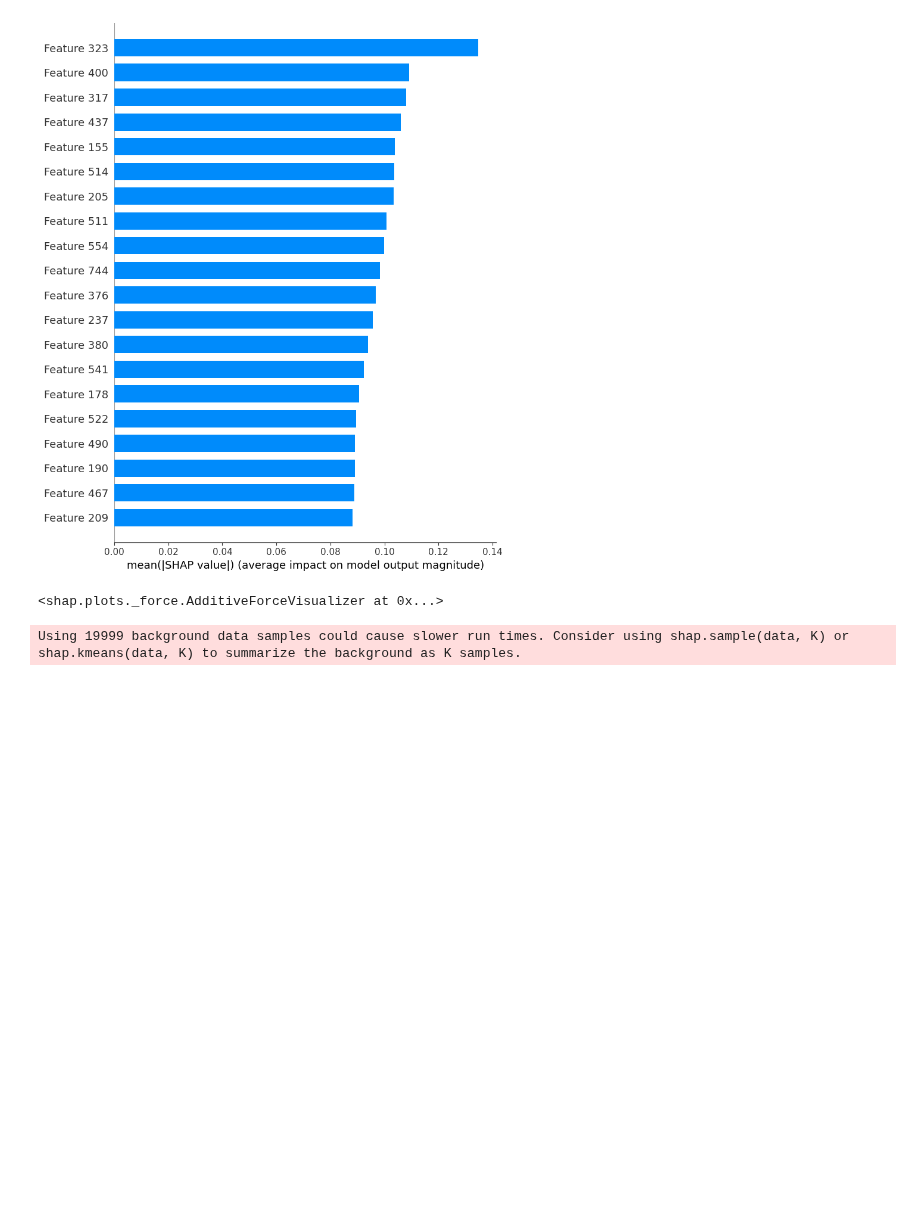
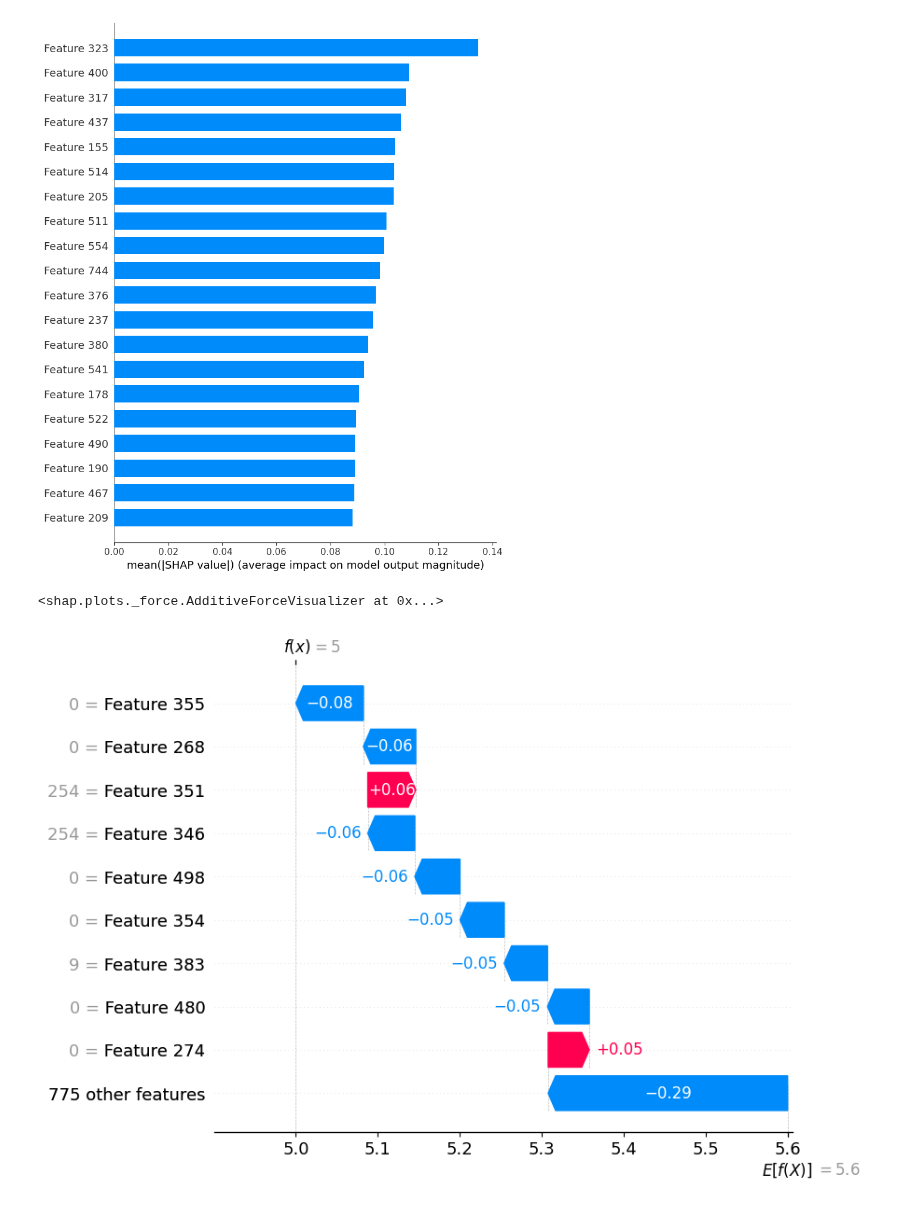
Before and after one commit to FrankYesid/Machine-Learning-ML-Guides, a Jupyter notebook: Classification/SVM/SVM_classification.ipynb, the cells around one changed output. Cells and saved outputs as stored; diff of their text form; code cells hidden in the pictures; blank space fills up the shorter version.

```diff
--- a/Classification/SVM/SVM_classification.ipynb
+++ b/Classification/SVM/SVM_classification.ipynb
@@ -176,10 +175,3 @@ sample_data = X_test[0].astype(float).tolist()
 shap.force_plot(explainer.expected_value, shap_values[0], sample_data)
 # %% [output]
 <shap.plots._force.AdditiveForceVisualizer at 0x...>
-# %%
-explainer = shap.KernelExplainer(svm_model.predict, X_train)
-
-# Graficar el gráfico de cascada para una muestra en particular
-# shap.waterfall_plot(shap_values[0][0])
-# %% [output]
-Using 19999 background data samples could cause slower run times. Consider using shap.sample(data, K) or shap.kmeans(data, K) to summarize the background as K samples.
@@ -192,4 +185,6 @@ shap_values = explainer.shap_values(X_sample)
 # %%
-# Graficar el gráfico de cascada
-shap.waterfall_plot(shap.Explanation(values=shap_values[0], base_values=explainer.expected_value, data=X_sample.iloc[0]))
+# Plot the waterfall chart
+shap.waterfall_plot(shap.Explanation(values=shap_values[0], base_values=explainer.expected_value, data=X_sample[0]))
+# %% [output]
+[figure, added]
 # %%
```
Also changed, not shown: parts of 7 cells of this notebook.
